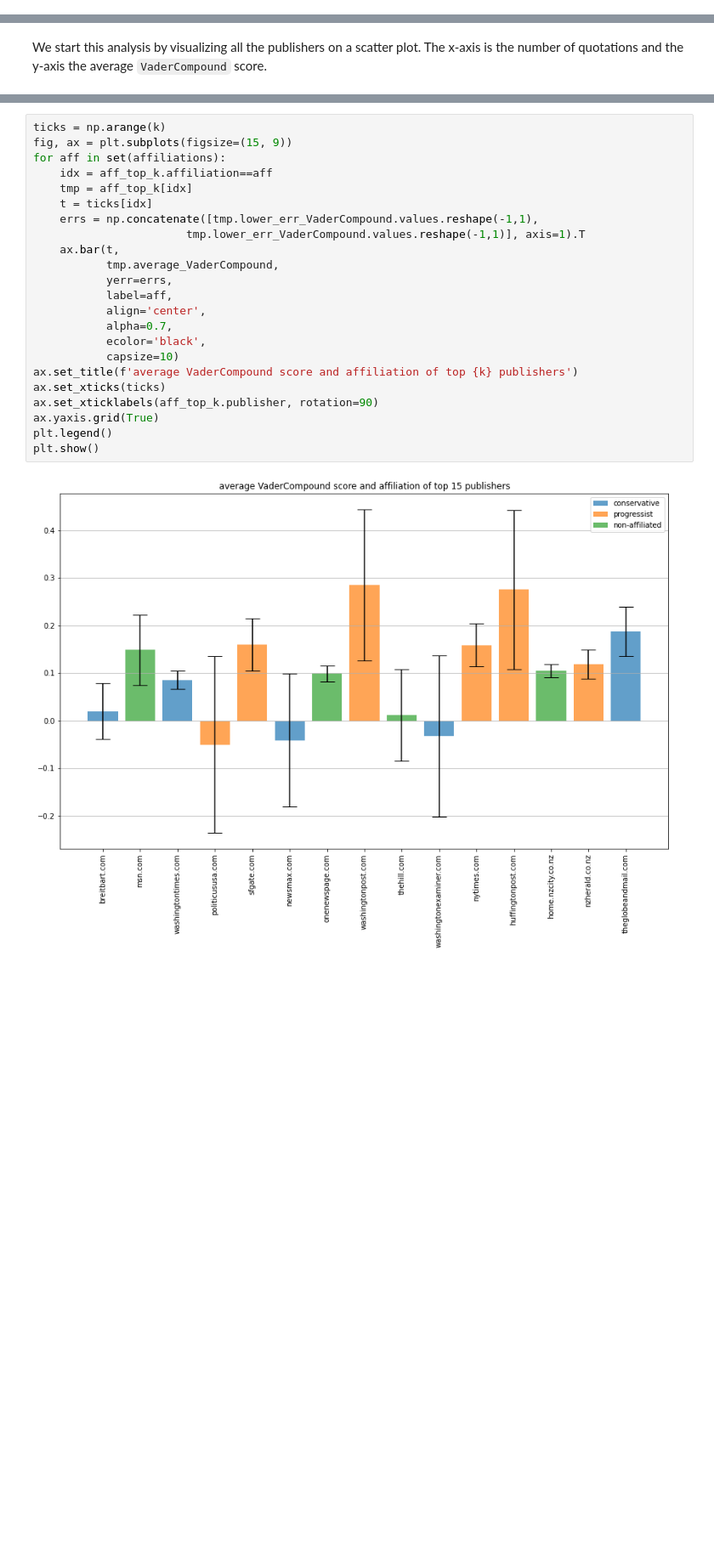
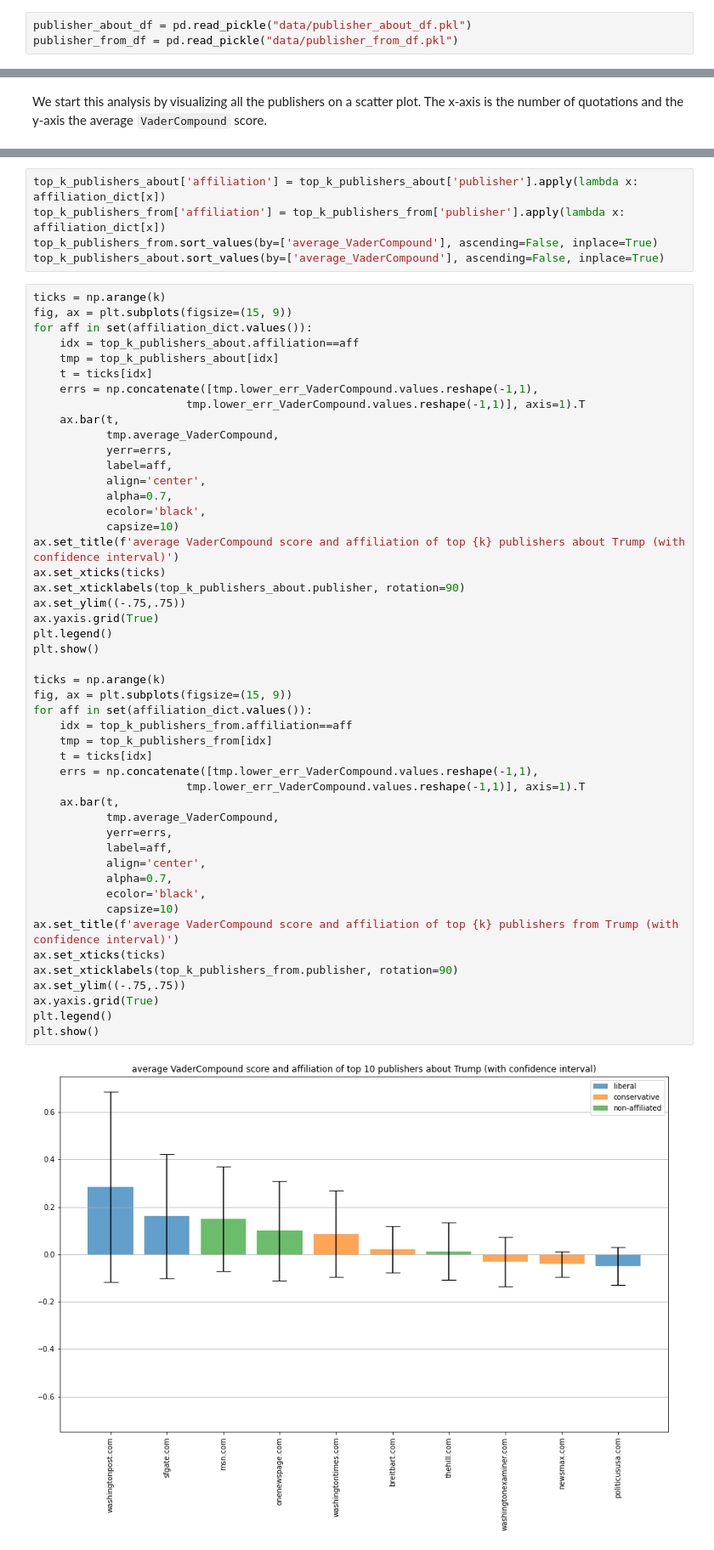
Before and after one commit to epfl-ada/ada-2021-project-data-wrestlers, a Jupyter notebook: notebook_milestone3_q5.ipynb, the cells around one changed output, grey strips where cells are left out. Shown at 85% size. Cells and saved outputs as stored; diff of their text form; blank space fills up the shorter version.

```diff
--- a/notebook_milestone3_q5.ipynb
+++ b/notebook_milestone3_q5.ipynb
@@ -1533,6 +1533,9 @@ publisher_from_df.head(3)
 # %%
 publisher_about_df.to_pickle("data/publisher_about_df.pkl")
 publisher_from_df.to_pickle("data/publisher_from_df.pkl")
+# %%
+publisher_about_df = pd.read_pickle("data/publisher_about_df.pkl")
+publisher_from_df = pd.read_pickle("data/publisher_from_df.pkl")
 # %% [markdown]
 ### 5.1) In which newspaper are Trump's quotations published ? <a class="anchor" id="III.4.2"></a>
 
@@ -1672,25 +1691,55 @@ See the caveats in the documentation: https://pandas.pydata.org/pandas-docs/stab
+# %%
+top_k_publishers_about['affiliation'] = top_k_publishers_about['publisher'].apply(lambda x: affiliation_dict[x])
+top_k_publishers_from['affiliation'] = top_k_publishers_from['publisher'].apply(lambda x: affiliation_dict[x])
+top_k_publishers_from.sort_values(by=['average_VaderCompound'], ascending=False, inplace=True)
+top_k_publishers_about.sort_values(by=['average_VaderCompound'], ascending=False, inplace=True)
 # %%
 ticks = np.arange(k)
 fig, ax = plt.subplots(figsize=(15, 9))
-for aff in set(affiliations):
-    idx = aff_top_k.affiliation==aff
-    tmp = aff_top_k[idx]
+for aff in set(affiliation_dict.values()):
+    idx = top_k_publishers_about.affiliation==aff
+    tmp = top_k_publishers_about[idx]
     t = ticks[idx]
     errs = np.concatenate([tmp.lower_err_VaderCompound.values.reshape(-1,1),
                        tmp.lower_err_VaderCompound.values.reshape(-1,1)], axis=1).T
     ax.bar(t,
            tmp.average_VaderCompound,
            yerr=errs,
            label=aff,
            align='center',
            alpha=0.7,
            ecolor='black',
            capsize=10)
-ax.set_title(f'average VaderCompound score and affiliation of top {k} publishers')
+ax.set_title(f'average VaderCompound score and affiliation of top {k} publishers about Trump (with confidence interval)')
 ax.set_xticks(ticks)
-ax.set_xticklabels(aff_top_k.publisher, rotation=90)
+ax.set_xticklabels(top_k_publishers_about.publisher, rotation=90)
+ax.set_ylim((-.75,.75))
 ax.yaxis.grid(True)
 plt.legend()
 plt.show()
+
+ticks = np.arange(k)
+fig, ax = plt.subplots(figsize=(15, 9))
+for aff in set(affiliation_dict.values()):
+    idx = top_k_publishers_from.affiliation==aff
+    tmp = top_k_publishers_from[idx]
+    t = ticks[idx]
+    errs = np.concatenate([tmp.lower_err_VaderCompound.values.reshape(-1,1),
+                       tmp.lower_err_VaderCompound.values.reshape(-1,1)], axis=1).T
+    ax.bar(t,
+           tmp.average_VaderCompound,
+           yerr=errs,
+           label=aff,
+           align='center',
+           alpha=0.7,
+           ecolor='black',
+           capsize=10)
+ax.set_title(f'average VaderCompound score and affiliation of top {k} publishers from Trump (with confidence interval)')
+ax.set_xticks(ticks)
+ax.set_xticklabels(top_k_publishers_from.publisher, rotation=90)
+ax.set_ylim((-.75,.75))
+ax.yaxis.grid(True)
+plt.legend()
+plt.show()
 # %% [output]
-[figure, old version]
+[figure, new version]
```
Also changed, not shown: parts of 12 cells of this notebook.
